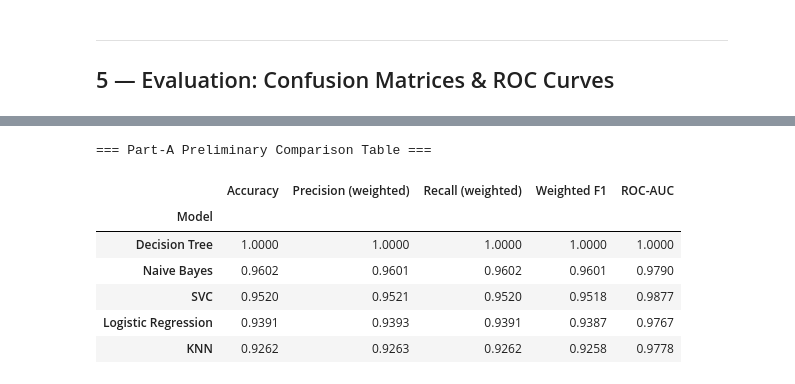
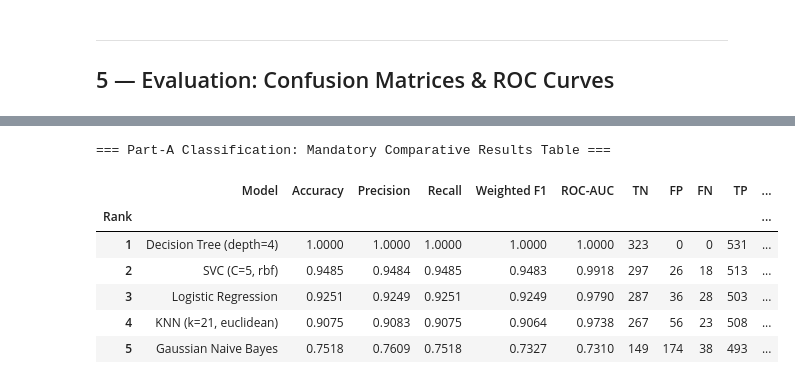
Before and after one commit to SaniaShanmugan/Classification-review1, a Jupyter notebook: classification__.ipynb, the cells around one changed output, grey strips where cells are left out. Saved outputs shown, nothing was run; the diff lists cells and outputs as text; code cells hidden in the pictures.

```diff
--- a/classification__.ipynb
+++ b/classification__.ipynb
@@ -739,22 +1258,27 @@ Accuracy: 0.9520 | Precision: 0.9521 | Recall: 0.9520 | Weighted F1: 0.9518 | RO
 ## 5 — Evaluation: Confusion Matrices & ROC Curves
 # %%
 # ------------------------------------------------------------------
-# 5.1  Confusion matrices - 5 models in one figure
+# 5.1  Confusion matrices — 5 models in one figure
 # ------------------------------------------------------------------
-fig, axes = plt.subplots(2, 3, figsize=(18, 11))
+fig, axes = plt.subplots(2, 3, figsize=(18, 10))
 axes = axes.flatten()
 
 for i, (name, vals) in enumerate(cls_results.items()):
-    sns.heatmap(vals['Confusion Matrix'], annot=True, fmt='d', cmap='Blues', ax=axes[i],
-                xticklabels=target_encoder.classes_, yticklabels=target_encoder.classes_, cbar=False)
-    axes[i].set_title(f'{name}\nAcc={vals["Accuracy"]:.3f}', fontsize=11)
-    axes[i].set_xlabel('Predicted')
-    axes[i].set_ylabel('Actual')
+    cm = vals['Confusion Matrix']
+    disp = ConfusionMatrixDisplay(confusion_matrix=cm, display_labels=['Rejected (0)', 'Approved (1)'])
+    disp.plot(ax=axes[i], colorbar=False, cmap='Blues')
+    axes[i].set_title(
+        f'{name}\nAccuracy = {vals["Accuracy"]:.4f} | Weighted F1 = {vals["Weighted F1"]:.4f}',
+        fontsize=10, fontweight='bold'
+    )
+    axes[i].set_xlabel('Predicted Label')
+    axes[i].set_ylabel('True Label')
+    axes[i].grid(False)
 
-for j in range(len(cls_results), len(axes)):
-    fig.delaxes(axes[j])
+# Hide 6th subplot
+axes[5].set_visible(False)
 
-fig.suptitle('Confusion Matrices — All 5 Part-A Models', fontsize=16, y=1.02)
+fig.suptitle('Confusion Matrices — All 5 Part-A Classifiers', fontsize=14, fontweight='bold', y=1.01)
 plt.tight_layout()
 plt.show()
 # %% [output]
@@ -784,27 +1319,35 @@ plt.show()
 # %%
 # ------------------------------------------------------------------
-# 6.1  Summary comparison table (all mandatory Section 3.2 metrics)
+# 6.1  Summary comparison table (All mandatory Section 3.2 metrics)
 # ------------------------------------------------------------------
 comparison_df = pd.DataFrame([
     {
         'Model': name,
         'Accuracy': round(vals['Accuracy'], 4),
-        'Precision (weighted)': round(vals['Precision'], 4),
-        'Recall (weighted)': round(vals['Recall'], 4),
+        'Precision': round(vals['Precision'], 4),
+        'Recall': round(vals['Recall'], 4),
         'Weighted F1': round(vals['Weighted F1'], 4),
         'ROC-AUC': round(vals['ROC-AUC'], 4),
+        'TN': vals['Confusion Matrix'][0, 0],
+        'FP': vals['Confusion Matrix'][0, 1],
+        'FN': vals['Confusion Matrix'][1, 0],
+        'TP': vals['Confusion Matrix'][1, 1],
+        'Fit Time (s)': vals['Fit Time (s)']
     }
     for name, vals in cls_results.items()
-]).set_index('Model').sort_values('Weighted F1', ascending=False)
+]).sort_values('Weighted F1', ascending=False).reset_index(drop=True)
 
-print('=== Part-A Preliminary Comparison Table ===')
-comparison_df
+comparison_df.index = comparison_df.index + 1
+comparison_df.index.name = 'Rank'
+
+print('=== Part-A Classification: Mandatory Comparative Results Table ===')
+display(comparison_df)
 # %% [output]
-=== Part-A Preliminary Comparison Table ===
+=== Part-A Classification: Mandatory Comparative Results Table ===
-|  | Accuracy | Precision (weighted) | Recall (weighted) | Weighted F1 | ROC-AUC |
-| Model |  |  |  |  |  |
-| Decision Tree | 1.0000 | 1.0000 | 1.0000 | 1.0000 | 1.0000 |
-| Naive Bayes | 0.9602 | 0.9601 | 0.9602 | 0.9601 | 0.9790 |
-| SVC | 0.9520 | 0.9521 | 0.9520 | 0.9518 | 0.9877 |
-| Logistic Regression | 0.9391 | 0.9393 | 0.9391 | 0.9387 | 0.9767 |
-| KNN | 0.9262 | 0.9263 | 0.9262 | 0.9258 | 0.9778 |
+|  | Model | Accuracy | Precision | Recall | Weighted F1 | ROC-AUC | TN | FP | FN | TP | ... |
+| Rank |  |  |  |  |  |  |  |  |  |  | ... |
+| 1 | Decision Tree (depth=4) | 1.0000 | 1.0000 | 1.0000 | 1.0000 | 1.0000 | 323 | 0 | 0 | 531 | ... |
+| 2 | SVC (C=5, rbf) | 0.9485 | 0.9484 | 0.9485 | 0.9483 | 0.9918 | 297 | 26 | 18 | 513 | ... |
+| 3 | Logistic Regression | 0.9251 | 0.9249 | 0.9251 | 0.9249 | 0.9790 | 287 | 36 | 28 | 503 | ... |
+| 4 | KNN (k=21, euclidean) | 0.9075 | 0.9083 | 0.9075 | 0.9064 | 0.9738 | 267 | 56 | 23 | 508 | ... |
+| 5 | Gaussian Naive Bayes | 0.7518 | 0.7609 | 0.7518 | 0.7327 | 0.7310 | 149 | 174 | 38 | 493 | ... |
```
Also changed, not shown: parts of 96 cells of this notebook, 1 other file.
